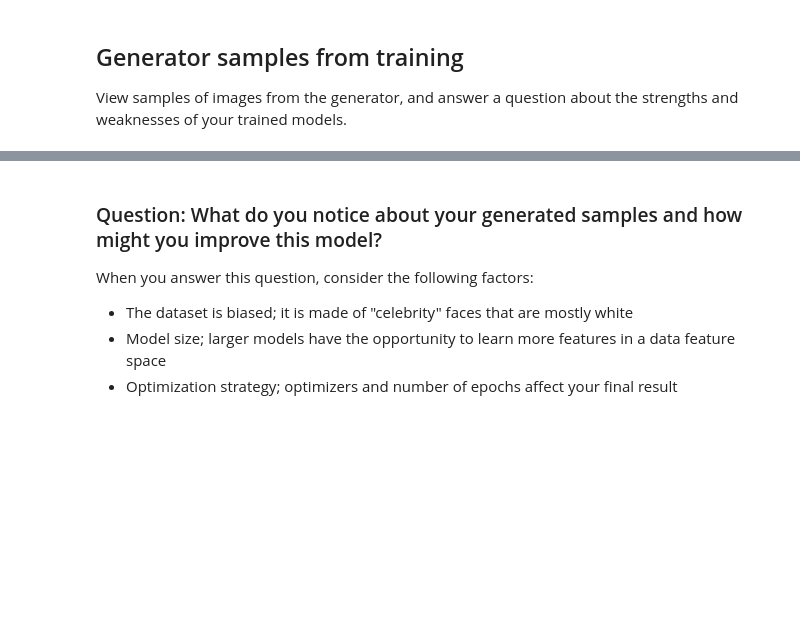
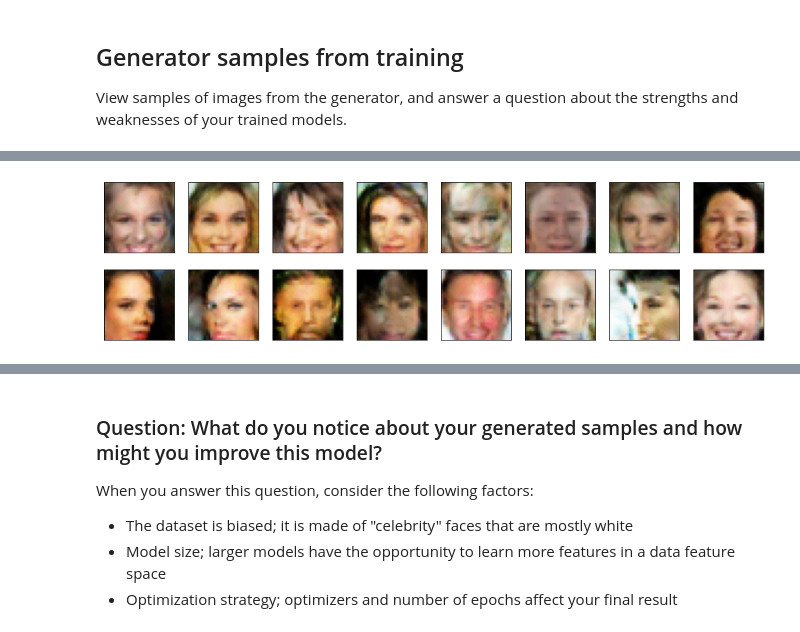
Before and after one commit to CR-AI-Repos/udacity_project_facegeneration, a Jupyter notebook: dlnd_face_generation.ipynb, the cells around one changed output, grey strips where cells are left out. Saved outputs shown, nothing was run; the diff lists cells and outputs as text; code cells hidden in the pictures; blank space fills up the shorter version.

```diff
--- a/dlnd_face_generation.ipynb
+++ b/dlnd_face_generation.ipynb
@@ -722,0 +720,4 @@ _ = view_samples(-1, samples)
+# %%
+_ = view_samples(5, samples)
+# %% [output]
+[figure, added]
```
Also changed, not shown: parts of 17 cells of this notebook, 1 other file.
